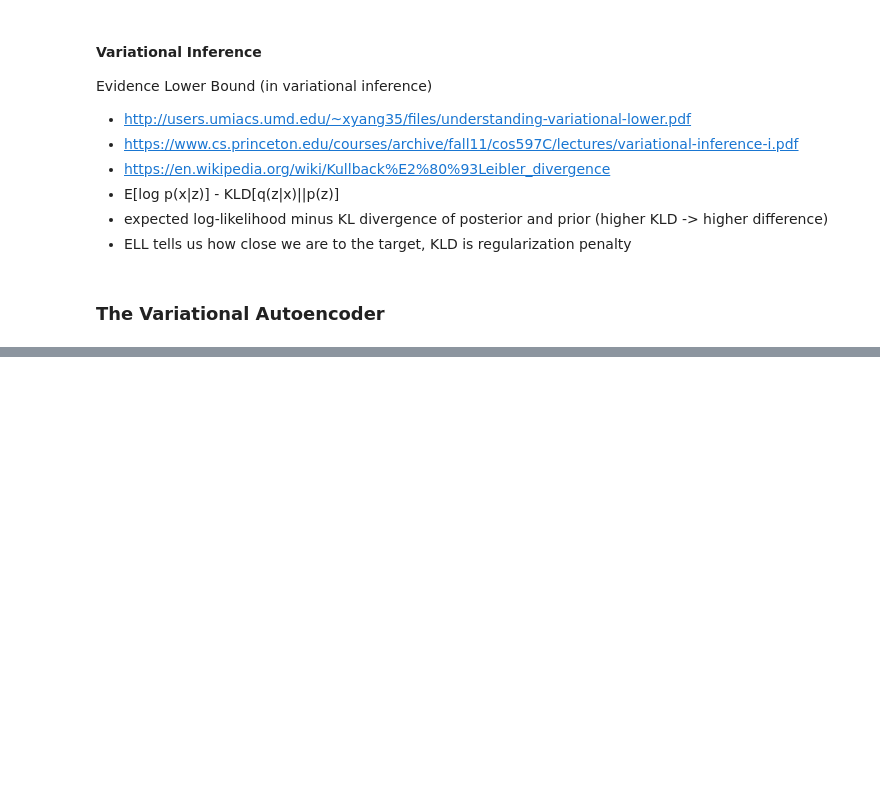
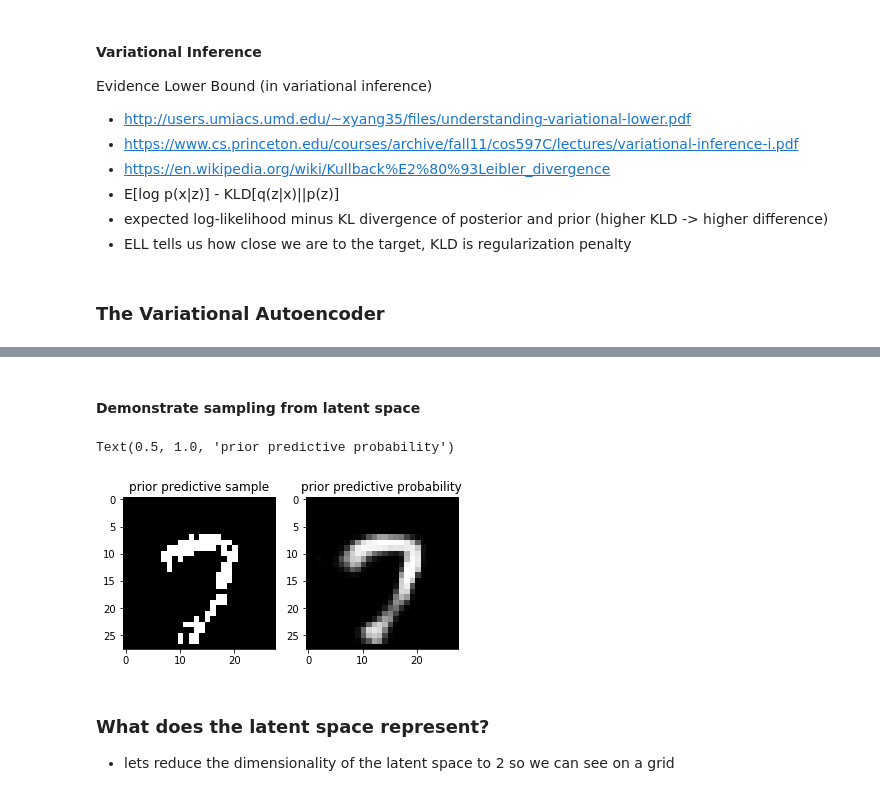
Before and after one commit to darrahts/deeplearning, a Jupyter notebook: variationalAE.ipynb, the cells around one changed output, grey strips where cells are left out. Cells and saved outputs as stored; diff of their text form; code cells hidden in the pictures; blank space fills up the shorter version.

Commit message:
added latent space representation

```diff
--- a/variationalAE.ipynb
+++ b/variationalAE.ipynb
@@ -228,2 +241,20 @@ InvalidArgumentError: 2 root error(s) found.
+# %% [markdown]
+#### Demonstrate sampling from latent space
+# %%
+img, prob = vae.priorSample()
+img = img.reshape(28,28)
+prob = prob.reshape(28,28)
+plt.subplot(121)
+plt.imshow(img, cmap='gray')
+plt.title("prior predictive sample")
+plt.subplot(122)
+plt.imshow(prob, cmap='gray')
+plt.title("prior predictive probability")
+# %% [output]
+Text(0.5, 1.0, 'prior predictive probability')
+[figure, added]
 # %%
 vae.sess.close()
+# %% [markdown]
+### What does the latent space represent?
+- lets reduce the dimensionality of the latent space to 2 so we can see on a grid
```
Also changed, not shown: parts of 7 cells of this notebook.
